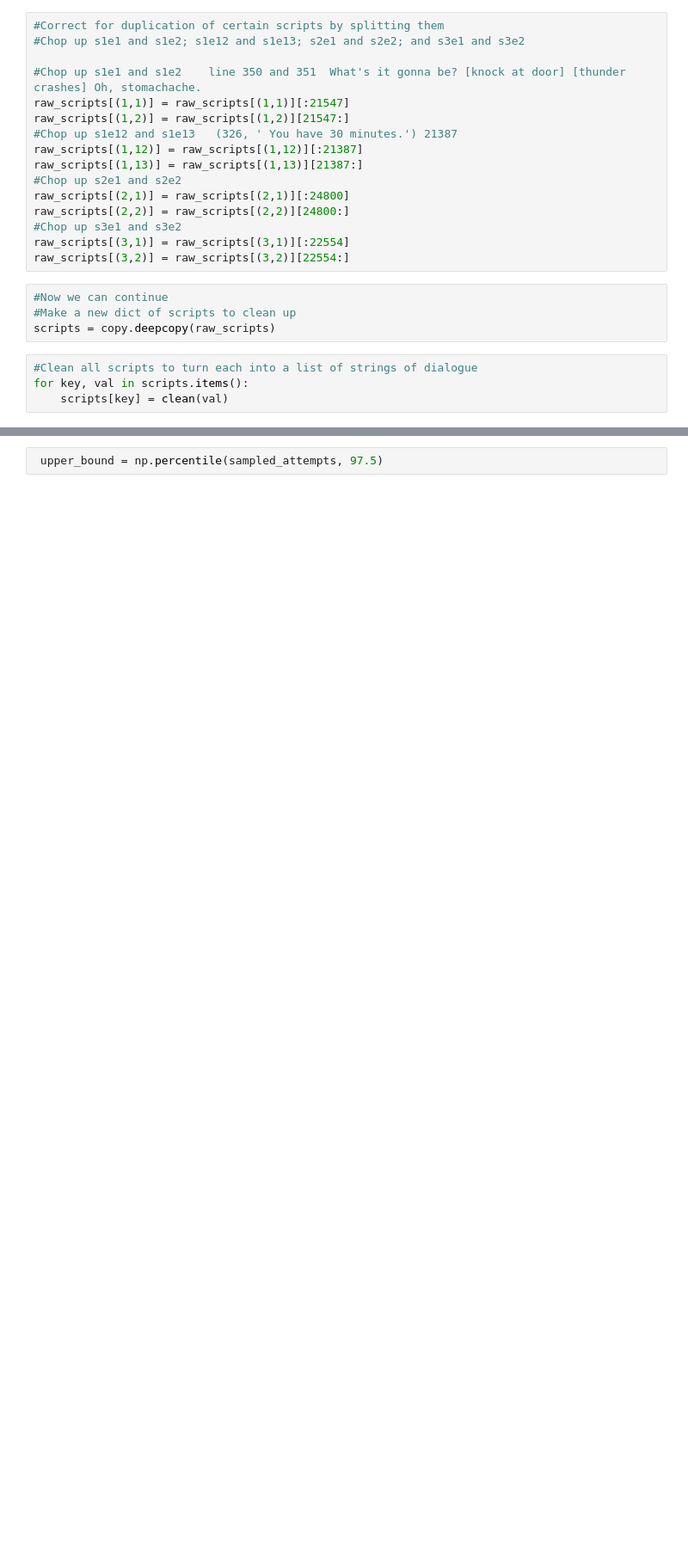
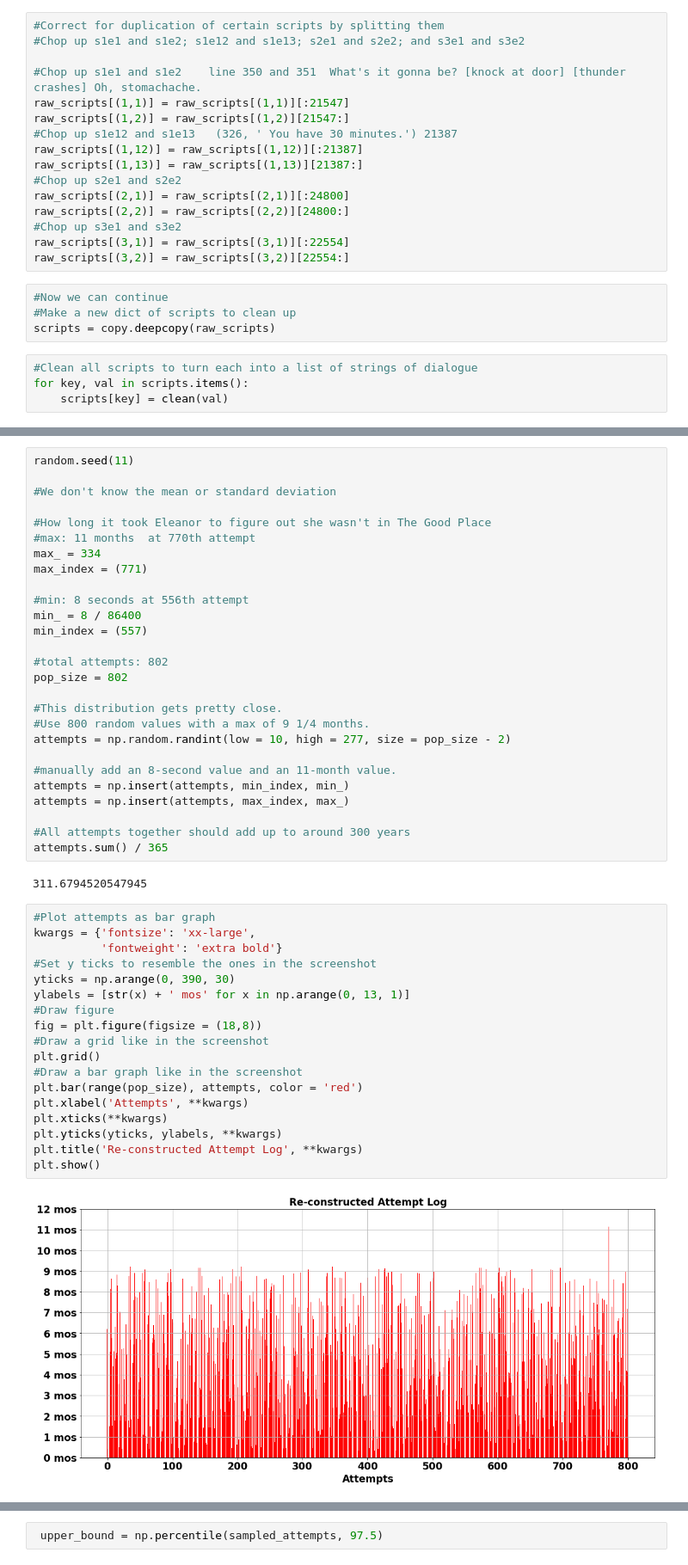
Before and after one commit to ssrosa/the_soulmate_statistic, a Jupyter notebook: index.ipynb, the cells around one changed output, grey strips where cells are left out. Shown: that part at 86% size. Saved outputs shown, nothing was run; the diff lists cells and outputs as text; blank space fills up the shorter version.

```diff
--- a/index.ipynb
+++ b/index.ipynb
@@ -758,0 +256,49 @@ for i in range(1000):
+# %%
+random.seed(11)
+
+#We don't know the mean or standard deviation
+
+#How long it took Eleanor to figure out she wasn't in The Good Place
+#max: 11 months  at 770th attempt
+max_ = 334
+max_index = (771)
+
+#min: 8 seconds at 556th attempt
+min_ = 8 / 86400
+min_index = (557)
+
+#total attempts: 802
+pop_size = 802
+
+#This distribution gets pretty close.
+#Use 800 random values with a max of 9 1/4 months.
+attempts = np.random.randint(low = 10, high = 277, size = pop_size - 2)
+
+#manually add an 8-second value and an 11-month value.
+attempts = np.insert(attempts, min_index, min_)
+attempts = np.insert(attempts, max_index, max_)
+
+#All attempts together should add up to around 300 years
+attempts.sum() / 365
+# %% [output]
+311.6794520547945
+# %%
+#Plot attempts as bar graph
+kwargs = {'fontsize': 'xx-large',
+          'fontweight': 'extra bold'}
+#Set y ticks to resemble the ones in the screenshot
+yticks = np.arange(0, 390, 30)
+ylabels = [str(x) + ' mos' for x in np.arange(0, 13, 1)]
+#Draw figure
+fig = plt.figure(figsize = (18,8))
+#Draw a grid like in the screenshot
+plt.grid()
+#Draw a bar graph like in the screenshot
+plt.bar(range(pop_size), attempts, color = 'red')
+plt.xlabel('Attempts', **kwargs)
+plt.xticks(**kwargs)
+plt.yticks(yticks, ylabels, **kwargs)
+plt.title('Re-constructed Attempt Log', **kwargs)
+plt.show()
+# %% [output]
+[figure, added]
```
Also changed, not shown: parts of 100 cells of this notebook, 5 other files.
